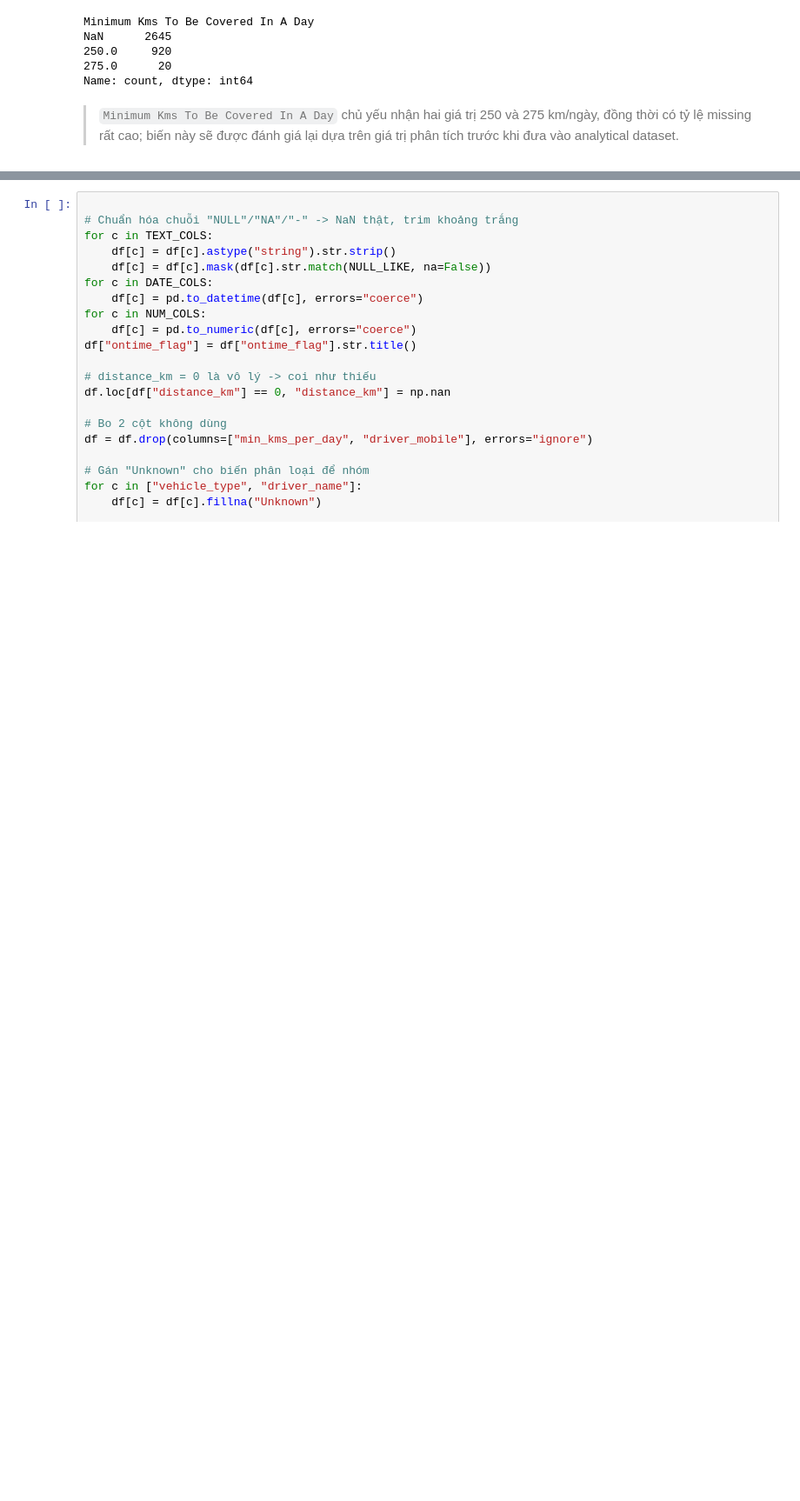
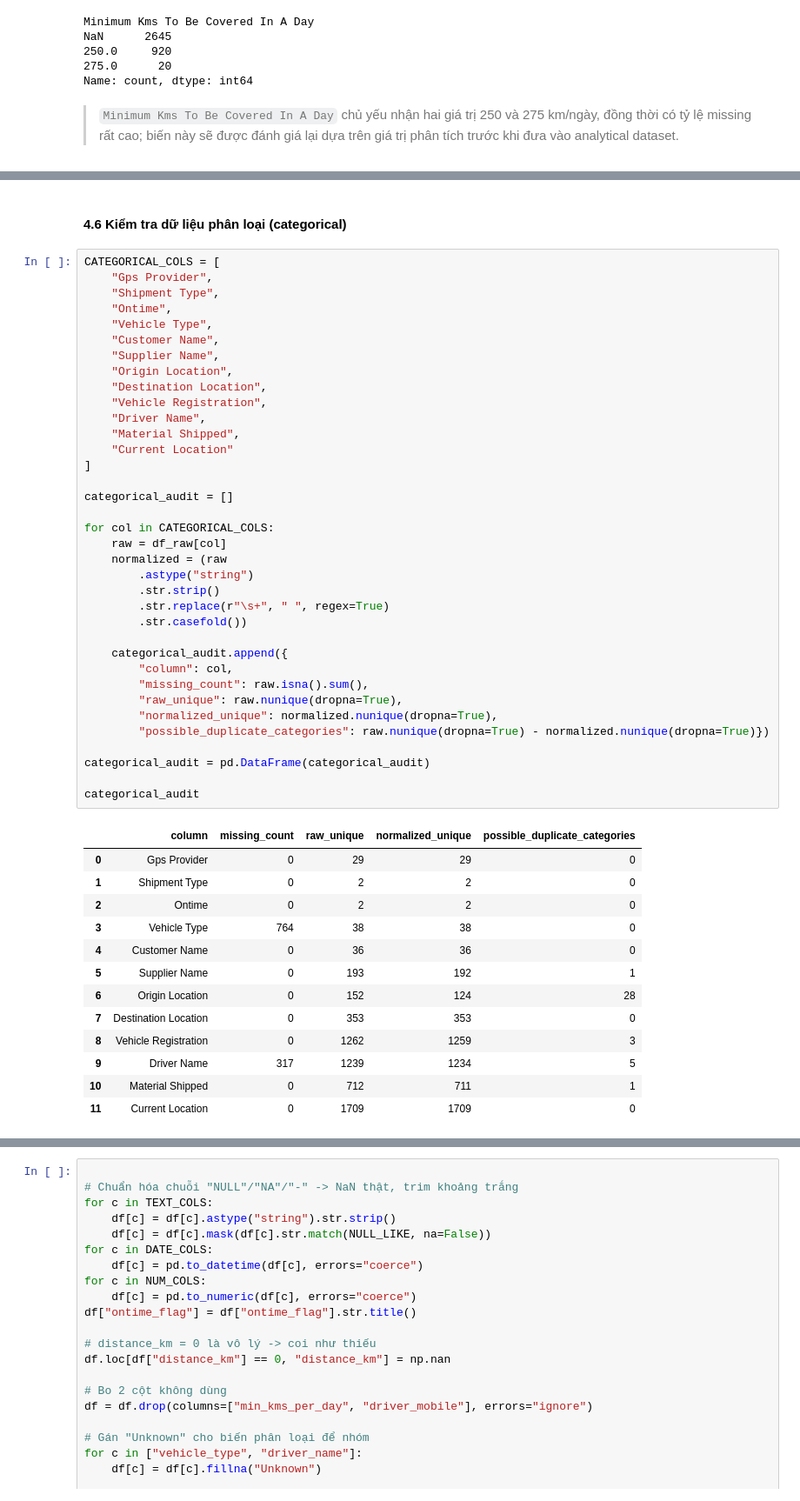
Before and after one commit to ChiBao-v/logistics-delivery-performance-analysis, a Jupyter notebook: python/EDA.ipynb, the cells around one changed output, grey strips where cells are left out. Shown at 87% size. Saved outputs shown, nothing was run; the diff lists cells and outputs as text; blank space fills up the shorter version.

Commit message:
Check & Clean data

```diff
--- a/python/EDA.ipynb
+++ b/python/EDA.ipynb
@@ -725,0 +653,52 @@ current_lon           1
+# %% [markdown]
+#### __4.6 Kiểm tra dữ liệu phân loại (categorical)__
+# %%
+CATEGORICAL_COLS = [
+    "Gps Provider",
+    "Shipment Type",
+    "Ontime",
+    "Vehicle Type",
+    "Customer Name",
+    "Supplier Name",
+    "Origin Location",
+    "Destination Location",
+    "Vehicle Registration",
+    "Driver Name",
+    "Material Shipped",
+    "Current Location"
+]
+
+categorical_audit = []
+
+for col in CATEGORICAL_COLS:
+    raw = df_raw[col]
+    normalized = (raw
+        .astype("string")
+        .str.strip()
+        .str.replace(r"\s+", " ", regex=True)
+        .str.casefold())
+
+    categorical_audit.append({
+        "column": col,
+        "missing_count": raw.isna().sum(),
+        "raw_unique": raw.nunique(dropna=True),
+        "normalized_unique": normalized.nunique(dropna=True),
+        "possible_duplicate_categories": raw.nunique(dropna=True) - normalized.nunique(dropna=True)})
+
+categorical_audit = pd.DataFrame(categorical_audit)
+
+categorical_audit
+# %% [output]
+|  | column | missing_count | raw_unique | normalized_unique | possible_duplicate_categories |
+| 0 | Gps Provider | 0 | 29 | 29 | 0 |
+| 1 | Shipment Type | 0 | 2 | 2 | 0 |
+| 2 | Ontime | 0 | 2 | 2 | 0 |
+| 3 | Vehicle Type | 764 | 38 | 38 | 0 |
+| 4 | Customer Name | 0 | 36 | 36 | 0 |
+| 5 | Supplier Name | 0 | 193 | 192 | 1 |
+| 6 | Origin Location | 0 | 152 | 124 | 28 |
+| 7 | Destination Location | 0 | 353 | 353 | 0 |
+| 8 | Vehicle Registration | 0 | 1262 | 1259 | 3 |
+| 9 | Driver Name | 317 | 1239 | 1234 | 5 |
+| 10 | Material Shipped | 0 | 712 | 711 | 1 |
+| 11 | Current Location | 0 | 1709 | 1709 | 0 |
```
Also changed, not shown: parts of 61 cells of this notebook.
